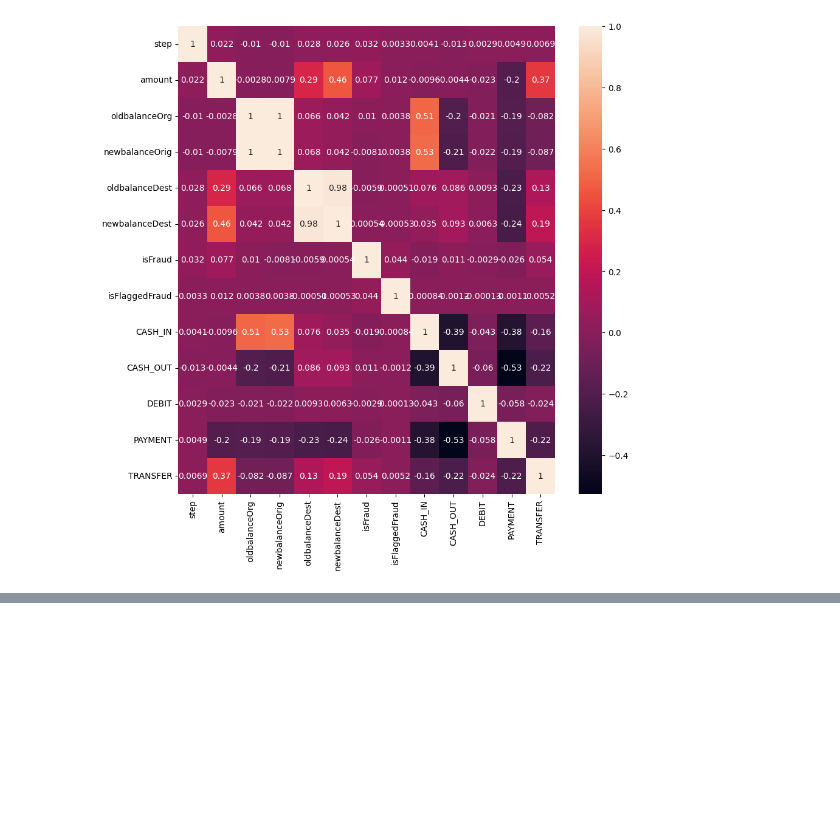
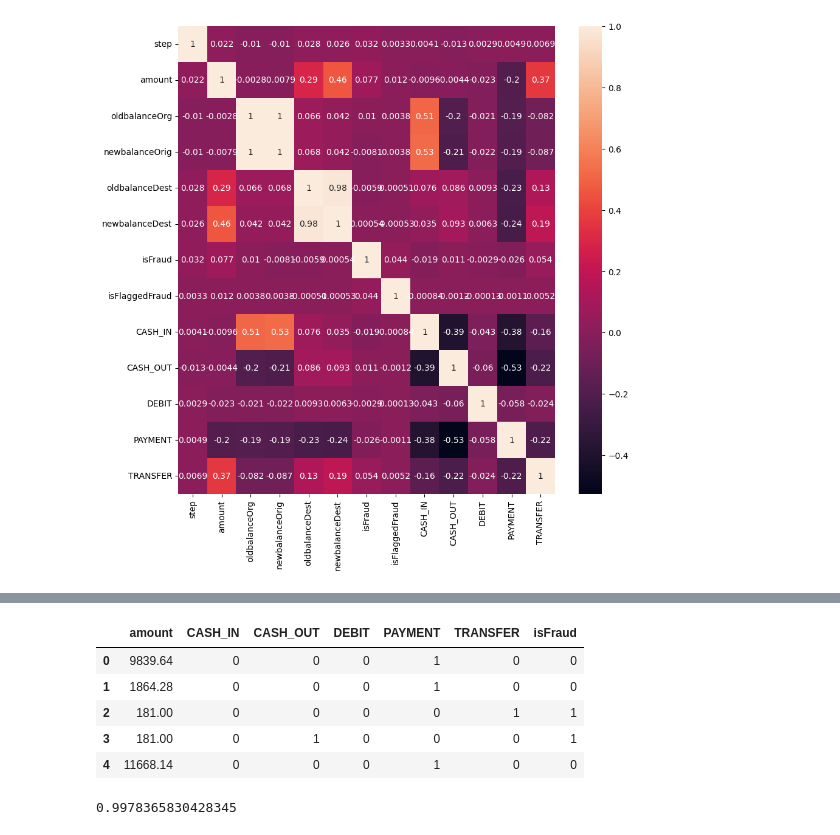
Before and after one commit to KanishkThamman/Binary-Classification-Indian-Liver-Patient-Records, a Jupyter notebook: Synthetic Financial Data for Fraud Detection/Synthetic Financial Data for Fraud Detection.ipynb, the cells around one changed output, grey strips where cells are left out. Cells and saved outputs as stored; diff of their text form; code cells hidden in the pictures; blank space fills up the shorter version.

Commit message:
Notebook for fraud detection does not have a model, this is due to teh fact that 2 datsets I found were unbalenced... There will be a README at some point that will explain more...

```diff
--- a/Synthetic Financial Data for Fraud Detection/Synthetic Financial Data for Fraud Detection.ipynb
+++ b/Synthetic Financial Data for Fraud Detection/Synthetic Financial Data for Fraud Detection.ipynb
@@ -151,0 +173,10 @@ sns.pairplot(df)
+# %%
+df_filtered = df[['amount','CASH_IN','CASH_OUT','DEBIT','PAYMENT','TRANSFER','isFraud']]
+df_filtered.head()
+# %% [output]
+|  | amount | CASH_IN | CASH_OUT | DEBIT | PAYMENT | TRANSFER | isFraud |
+| 0 | 9839.64 | 0 | 0 | 0 | 1 | 0 | 0 |
+| 1 | 1864.28 | 0 | 0 | 0 | 1 | 0 | 0 |
+| 2 | 181.00 | 0 | 0 | 0 | 0 | 1 | 1 |
+| 3 | 181.00 | 0 | 1 | 0 | 0 | 0 | 1 |
+| 4 | 11668.14 | 0 | 0 | 0 | 1 | 0 | 0 |
@@ -151,0 +189,14 @@ sns.pairplot(df)
+# %%
+# lets start with decition tree this time
+from sklearn.tree import DecisionTreeClassifier
+classifier = DecisionTreeClassifier(criterion = 'entropy', random_state = 0)
+classifier.fit(X_train, y_train)
+
+# Predicting the Test set results
+y_pred = classifier.predict(X_test)
+
+#lets check the accuracy
+from sklearn.metrics import accuracy_score
+accuracy_score(y_test, y_pred)
+# %% [output]
+0.9978365830428345
```
Also changed, not shown: parts of 11 cells of this notebook.
